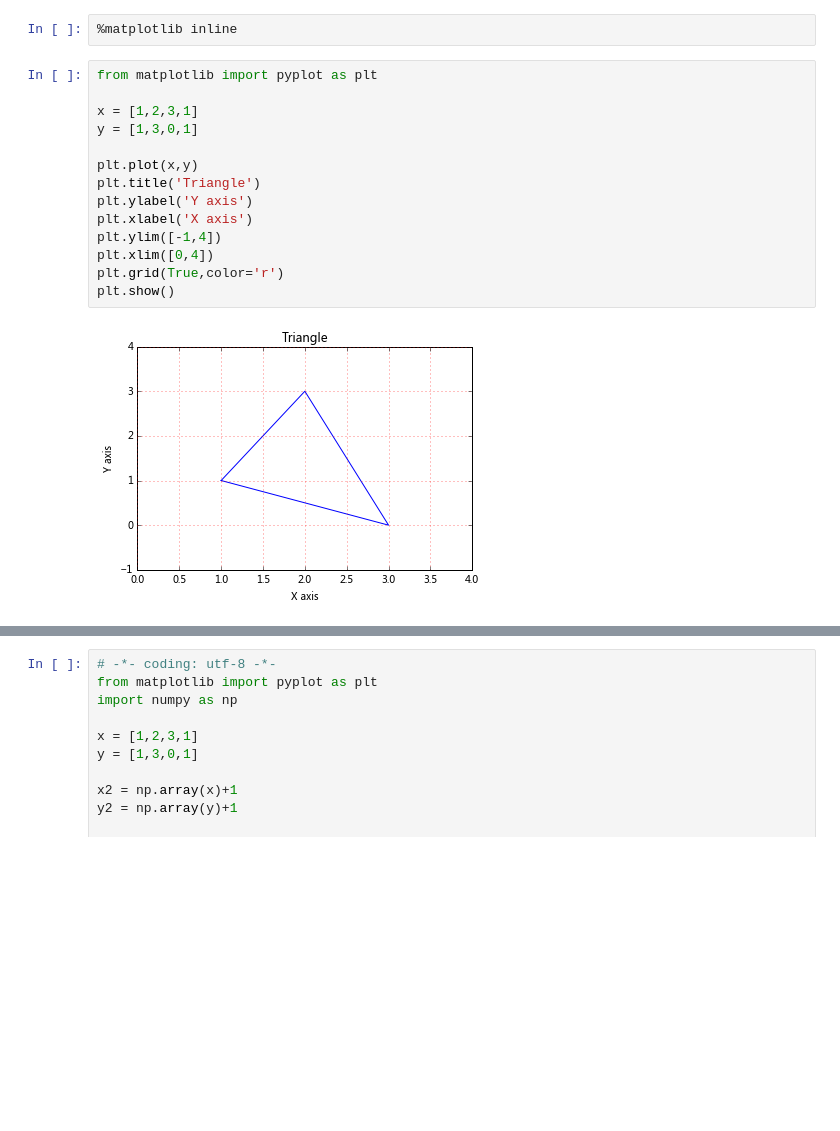
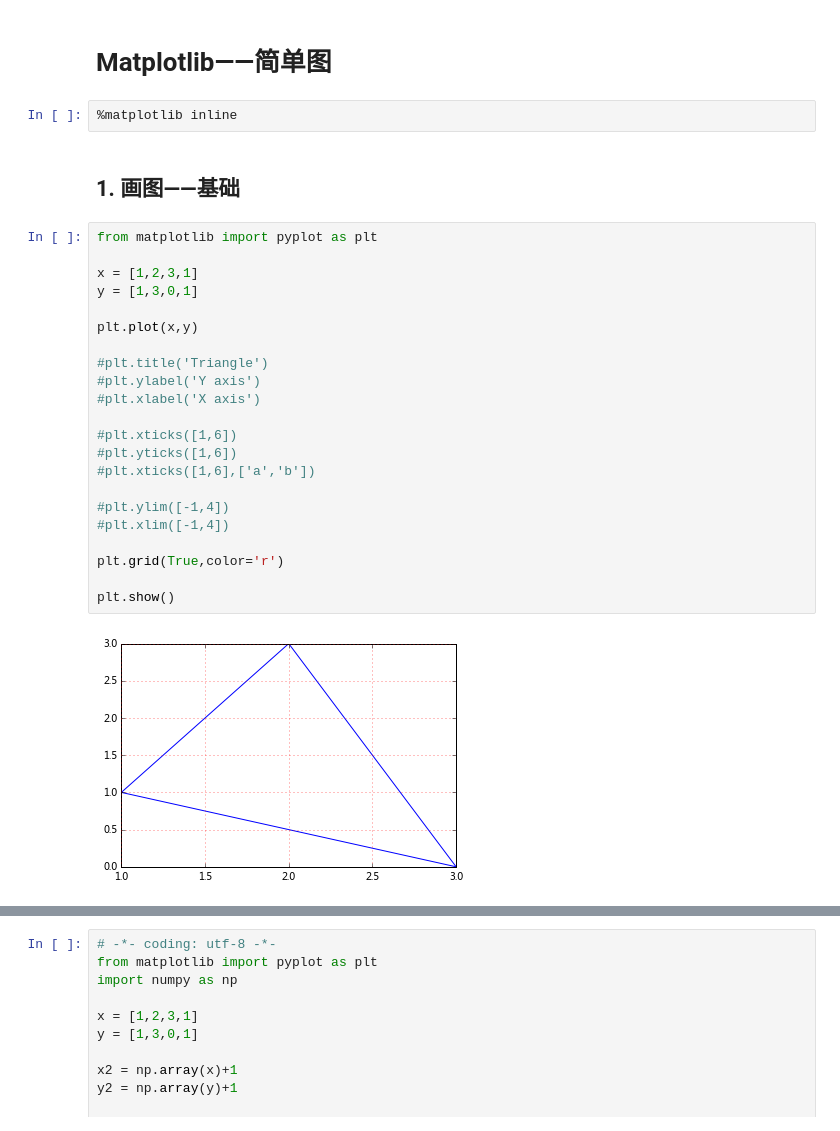
Before and after one commit to heibanke/math, a Jupyter notebook: matplotlib_0.ipynb, the cells around one changed output, grey strips where cells are left out. Drawn from its saved outputs; the diff is of its cells as text; blank space fills up the shorter version.

```diff
--- a/matplotlib_0.ipynb
+++ b/matplotlib_0.ipynb
@@ -1,18 +1,30 @@
+# %% [markdown]
+# Matplotlib——简单图
 # %%
 %matplotlib inline
+# %% [markdown]
+## 1. 画图——基础
 # %%
 from matplotlib import pyplot as plt
 
 x = [1,2,3,1]
 y = [1,3,0,1]
 
 plt.plot(x,y)
-plt.title('Triangle')
-plt.ylabel('Y axis')
-plt.xlabel('X axis')
-plt.ylim([-1,4])
-plt.xlim([0,4])
+
+#plt.title('Triangle')
+#plt.ylabel('Y axis')
+#plt.xlabel('X axis')
+
+#plt.xticks([1,6])
+#plt.yticks([1,6])
+#plt.xticks([1,6],['a','b'])
+
+#plt.ylim([-1,4])
+#plt.xlim([-1,4])
+
 plt.grid(True,color='r')
+
 plt.show()
 # %% [output]
-[figure, old version]
+[figure, new version]
```
Also changed, not shown: parts of 12 cells of this notebook.
